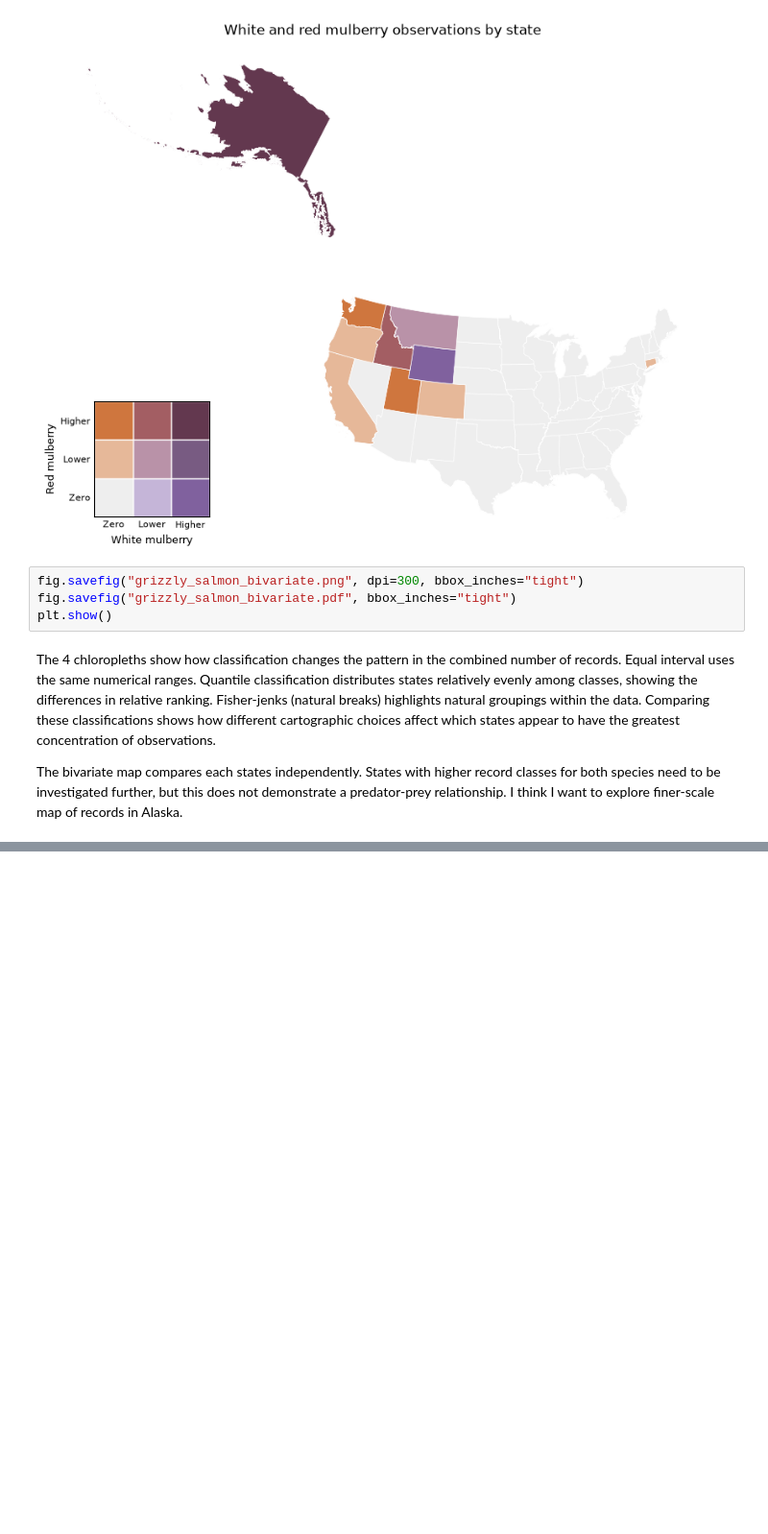
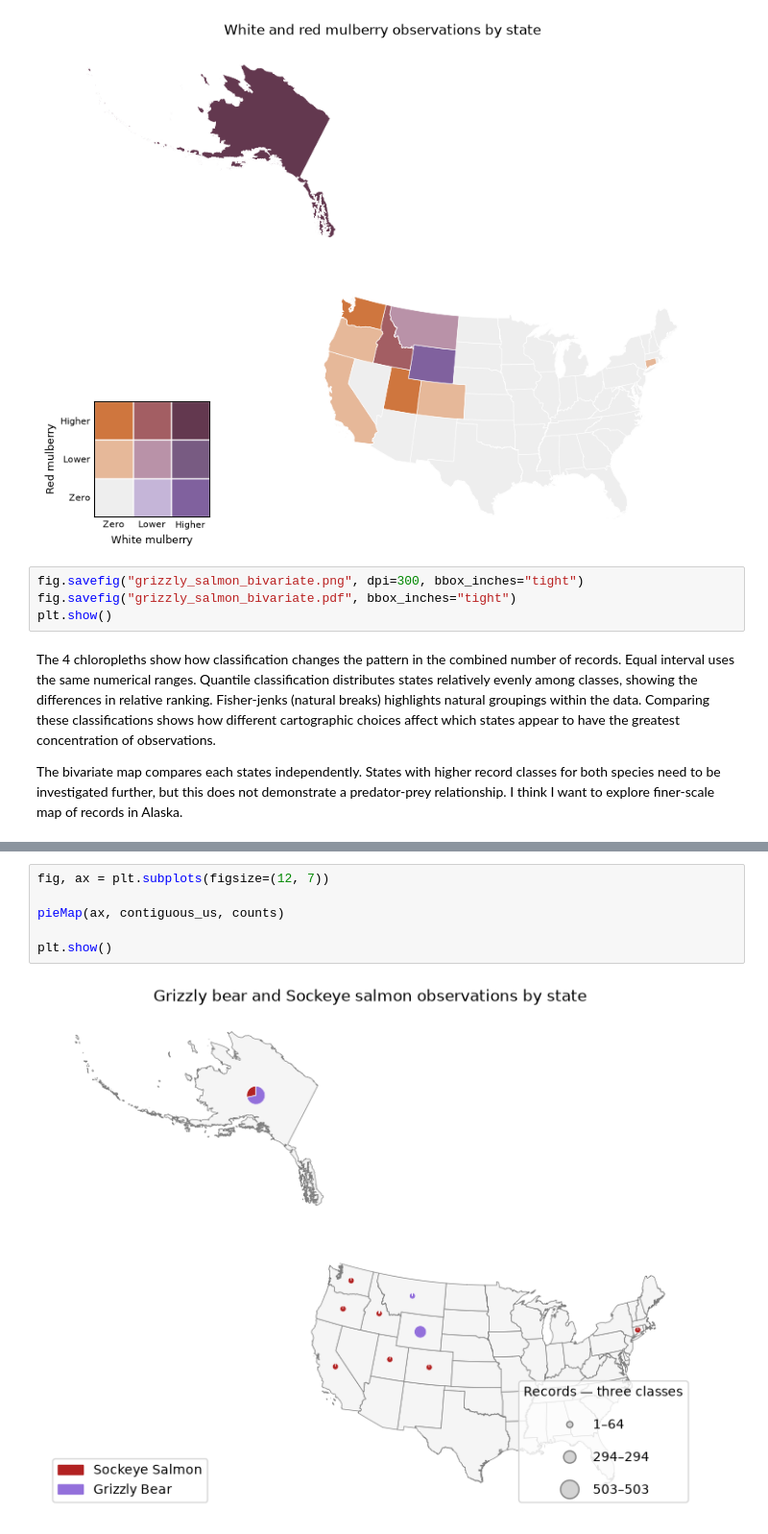
Before and after one commit to lane-erwin/geog592-cheyney, a Jupyter notebook: homework/week09/salmon_hw.ipynb, the cells around one changed output, grey strips where cells are left out. Shown at 96% size. Saved outputs shown, nothing was run; the diff lists cells and outputs as text; blank space fills up the shorter version.

```diff
--- a/homework/week09/salmon_hw.ipynb
+++ b/homework/week09/salmon_hw.ipynb
@@ -483,0 +670,8 @@ The bivariate map compares each states independently. States with higher record
+# %%
+fig, ax = plt.subplots(figsize=(12, 7))
+
+pieMap(ax, contiguous_us, counts)
+
+plt.show()
+# %% [output]
+[figure, added]
```
Also changed, not shown: parts of 14 cells of this notebook, 3 other files.
